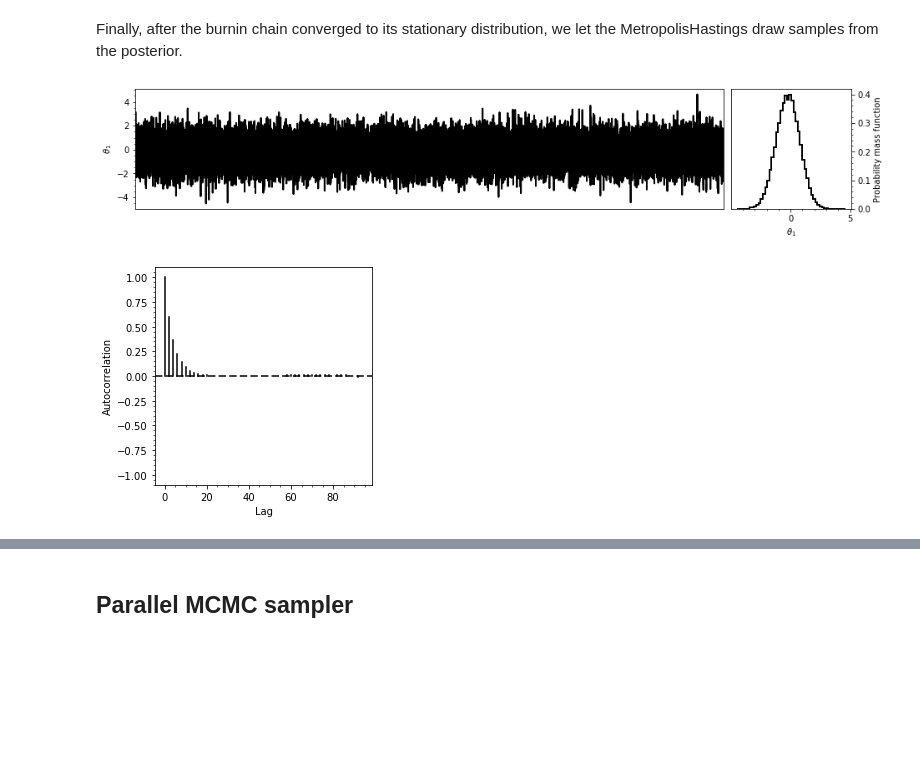
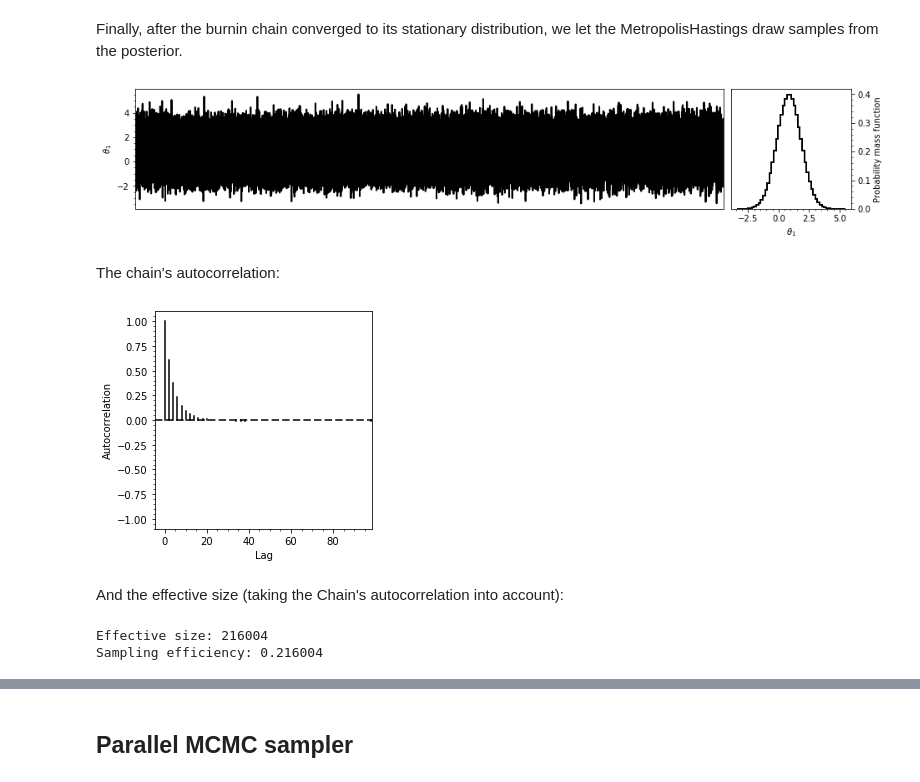
Before and after one commit to montefiore-institute/hypothesis, a Jupyter notebook: examples/markov-chain-monte-carlo/metropolis_hastings.ipynb, the cells around one changed output, grey strips where cells are left out. Drawn from its saved outputs; the diff is of its cells as text; code cells hidden in the pictures; blank space fills up the shorter version.

Commit message:
Update chain summary and example

```diff
--- a/examples/markov-chain-monte-carlo/metropolis_hastings.ipynb
+++ b/examples/markov-chain-monte-carlo/metropolis_hastings.ipynb
@@ -49,16 +49,26 @@ plt.show()
 Finally, after the burnin chain converged to its stationary distribution, we let the MetropolisHastings draw samples from the posterior.
 # %%
 theta = burnin_chain[-1]
-chain = sampler.sample(observations, theta, num_samples=100000)
+chain = sampler.sample(observations, theta, num_samples=1000000)
 
 figure = plot_trace(chain)
 plt.show()
 # %% [output]
-[figure, old version]
+[figure, new version]
+# %% [markdown]
+The chain's autocorrelation:
 # %%
 from hypothesis.visualization.mcmc import plot_autocorrelation
 
 figure = plot_autocorrelation(chain, max_lag=100)
 plt.show()
 # %% [output]
-[figure, old version]
+[figure, new version]
+# %% [markdown]
+And the effective size (taking the Chain's autocorrelation into account):
+# %%
+print("Effective size:", chain.effective_size())
+print("Sampling efficiency:", chain.efficiency())
+# %% [output]
+Effective size: 216004
+Sampling efficiency: 0.216004
```
Also changed, not shown: parts of 6 cells of this notebook, 1 other file.
